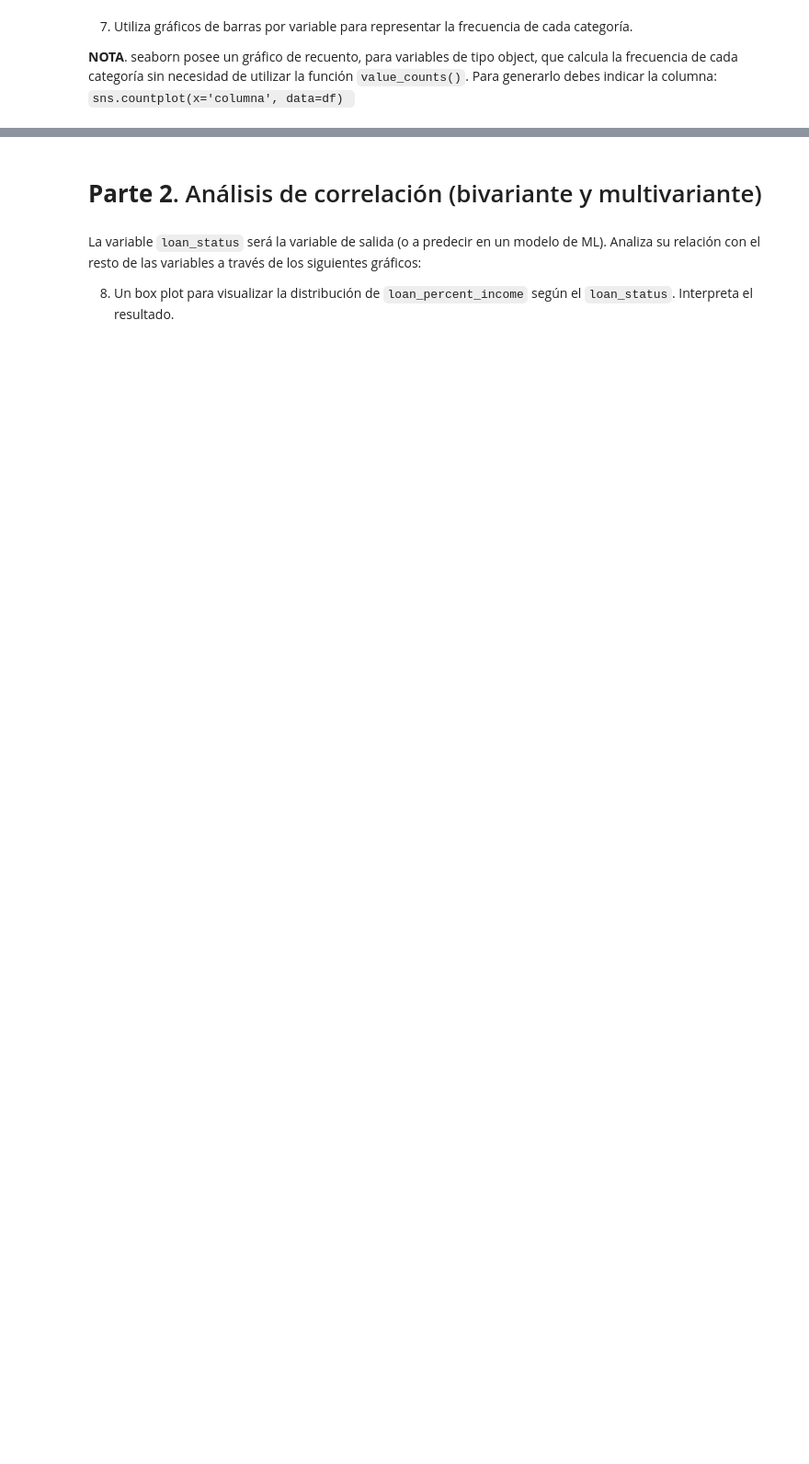
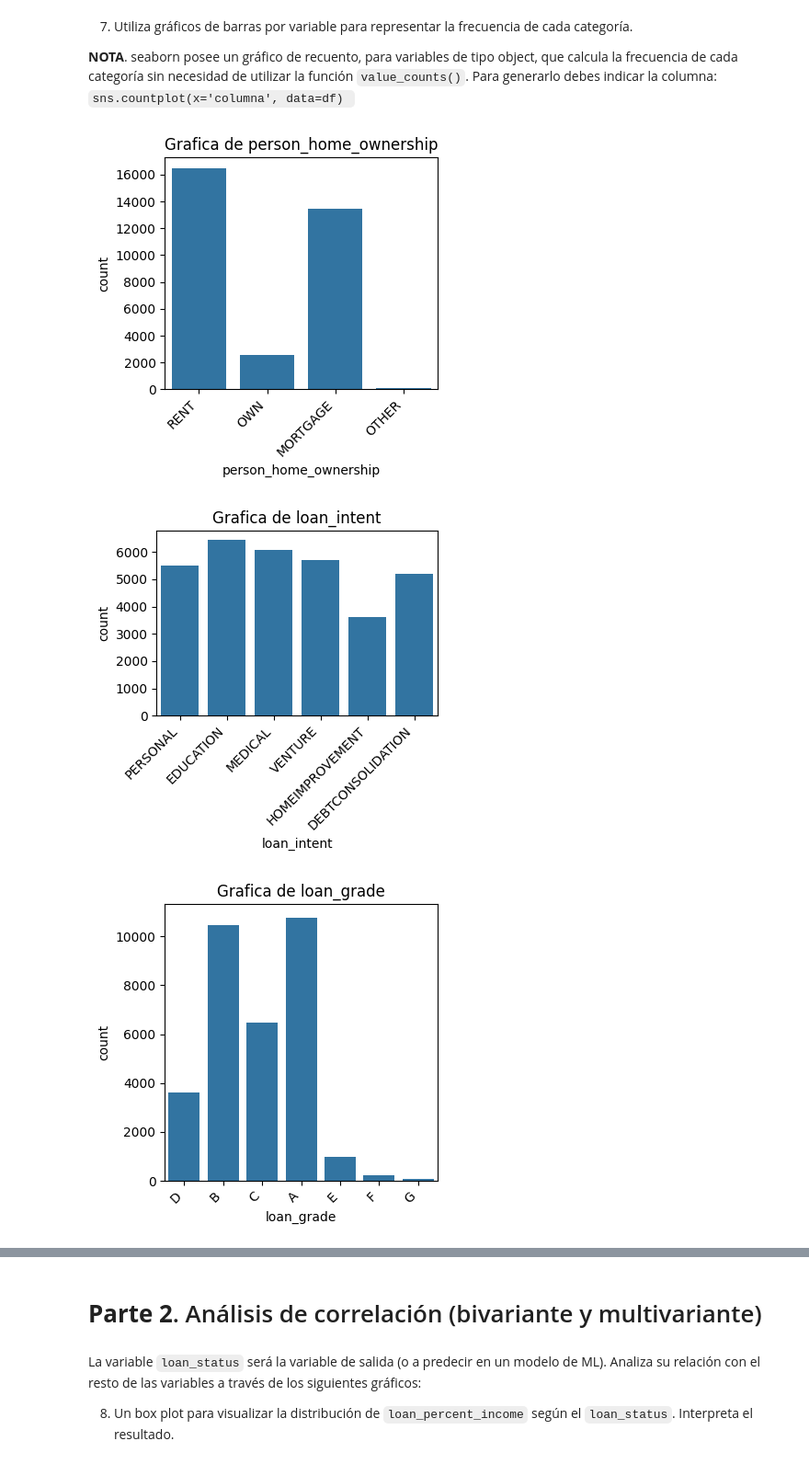
Before and after one commit to erickhp12/mnaTC4029-eda, a Jupyter notebook: Actividad4EDA.ipynb, the cells around one changed output, grey strips where cells are left out. Shown at 92% size. Cells and saved outputs as stored; diff of their text form; code cells hidden in the pictures; blank space fills up the shorter version.

```diff
--- a/Actividad4EDA.ipynb
+++ b/Actividad4EDA.ipynb
@@ -128,3 +216,15 @@ IQR_outliers
 *   Recuentos únicos (número de ocurrencias para cada valor único)
 
 **NOTA**. Un resumen de estas estadísticas, puedes obtenerlas indicando en la función `describe()` que se incluirán sólo las variables de tipo object: `describe(include = 'object')`. Para los recuentos utiliza la función `df['columna'].value_counts()`
+# %%
+include = ['object']
+text_cols = df.describe(include=include)
+
+for col in text_cols:
+  moda = text_cols[col].mode()
+  cardinalidad = text_cols[col].value_counts()
+  print(f"Columna: {[col]} -------------------------------------------------------------------------------------------------")
+  print(f"Moda: {moda[2]}")
+  print(f"Cardinalidad: {cardinalidad}")
+  print(f"Recuentos: {df[col].value_counts()}")
+  print('\n')
@@ -132,3 +250,20 @@ IQR_outliers
 7. Utiliza gráficos de barras por variable para representar la frecuencia de cada categoría.
 
 **NOTA**. seaborn posee un gráfico de recuento, para variables de tipo object, que calcula la frecuencia de cada categoría sin necesidad de utilizar la función `value_counts()`. Para generarlo debes indicar la columna: `sns.countplot(x='columna', data=df) `
+# %%
+include = ['object']
+text_cols = df.describe(include=include)
+
+total_columns = text_cols.shape[1]
+
+for i, col in enumerate(text_cols):
+  plt.figure(figsize=(text_cols.shape))
+  sns.countplot(x=col, data=df)
+  plt.title(f'Grafica de {col}')
+  plt.xticks(rotation=45, ha='right')
+  plt.tight_layout()
+  plt.show()
+# %% [output]
+[figure, added]
+[figure, added]
+[figure, added]
```
Also changed, not shown: parts of 10 cells of this notebook.
